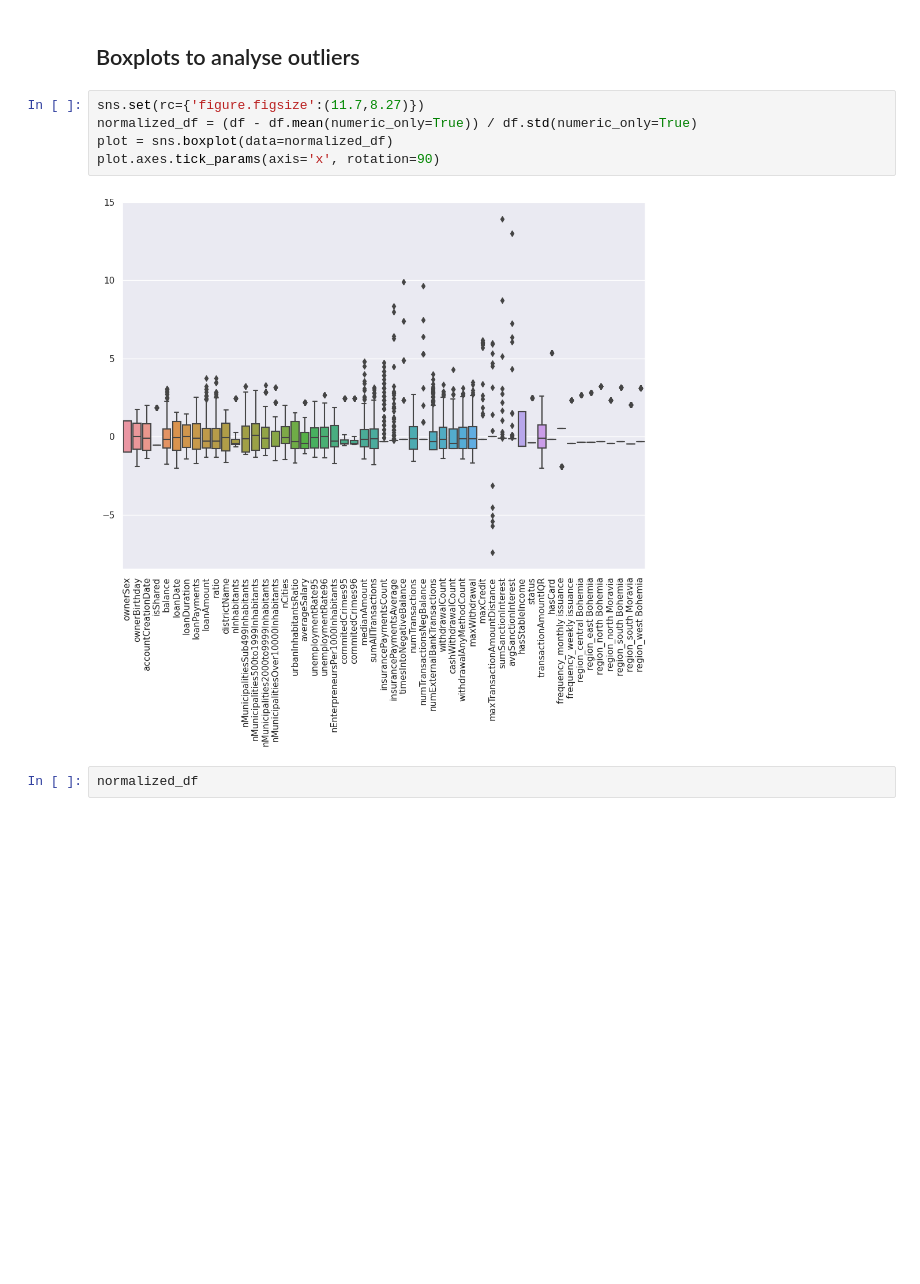
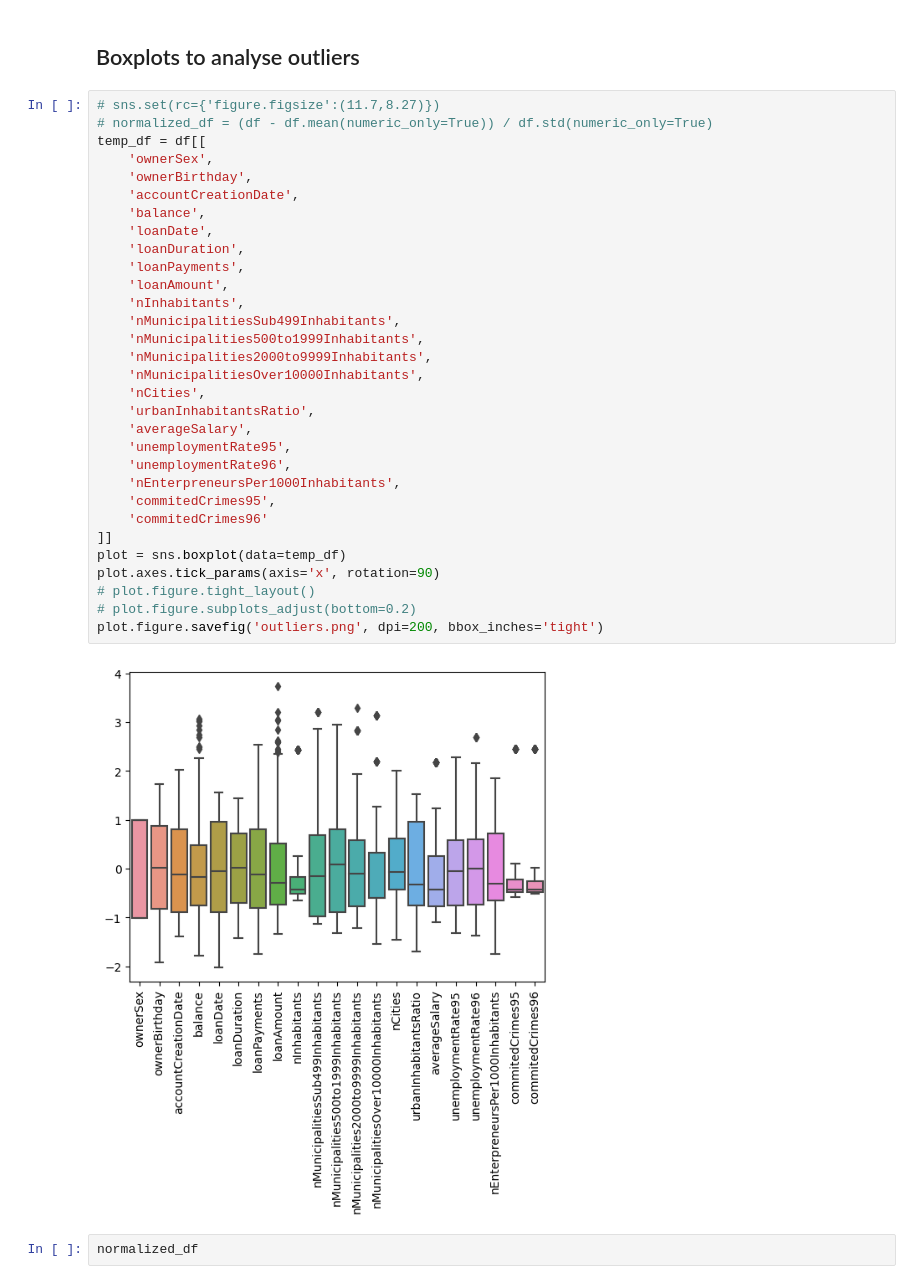
Before and after one commit to adr1an0s0ar3s/feup-ac-22-23, a Jupyter notebook: notebooks/outliers_analysis.ipynb, the cells around one changed output. Saved outputs shown, nothing was run; the diff lists cells and outputs as text; blank space fills up the shorter version.

Commit message:
feat: notebook plot outlier analysis graph

```diff
--- a/notebooks/outliers_analysis.ipynb
+++ b/notebooks/outliers_analysis.ipynb
@@ -44,12 +44,38 @@ dtype: object
 # %% [markdown]
 ## Boxplots to analyse outliers
 # %%
-sns.set(rc={'figure.figsize':(11.7,8.27)})
-normalized_df = (df - df.mean(numeric_only=True)) / df.std(numeric_only=True)
-plot = sns.boxplot(data=normalized_df)
+# sns.set(rc={'figure.figsize':(11.7,8.27)})
+# normalized_df = (df - df.mean(numeric_only=True)) / df.std(numeric_only=True)
+temp_df = df[[
+    'ownerSex',
+    'ownerBirthday',
+    'accountCreationDate',
+    'balance',
+    'loanDate',
+    'loanDuration',
+    'loanPayments',
+    'loanAmount',
+    'nInhabitants',
+    'nMunicipalitiesSub499Inhabitants',
+    'nMunicipalities500to1999Inhabitants',
+    'nMunicipalities2000to9999Inhabitants',
+    'nMunicipalitiesOver10000Inhabitants',
+    'nCities',
+    'urbanInhabitantsRatio',
+    'averageSalary',
+    'unemploymentRate95',
+    'unemploymentRate96',
+    'nEnterpreneursPer1000Inhabitants',
+    'commitedCrimes95',
+    'commitedCrimes96'
+]]
+plot = sns.boxplot(data=temp_df)
 plot.axes.tick_params(axis='x', rotation=90)
+# plot.figure.tight_layout()
+# plot.figure.subplots_adjust(bottom=0.2)
+plot.figure.savefig('outliers.png', dpi=200, bbox_inches='tight')
 # %% [output]
-[figure, old version]
+[figure, new version]
 # %%
 normalized_df
 # %% [output]
```
Also changed, not shown: parts of 2 cells of this notebook.
